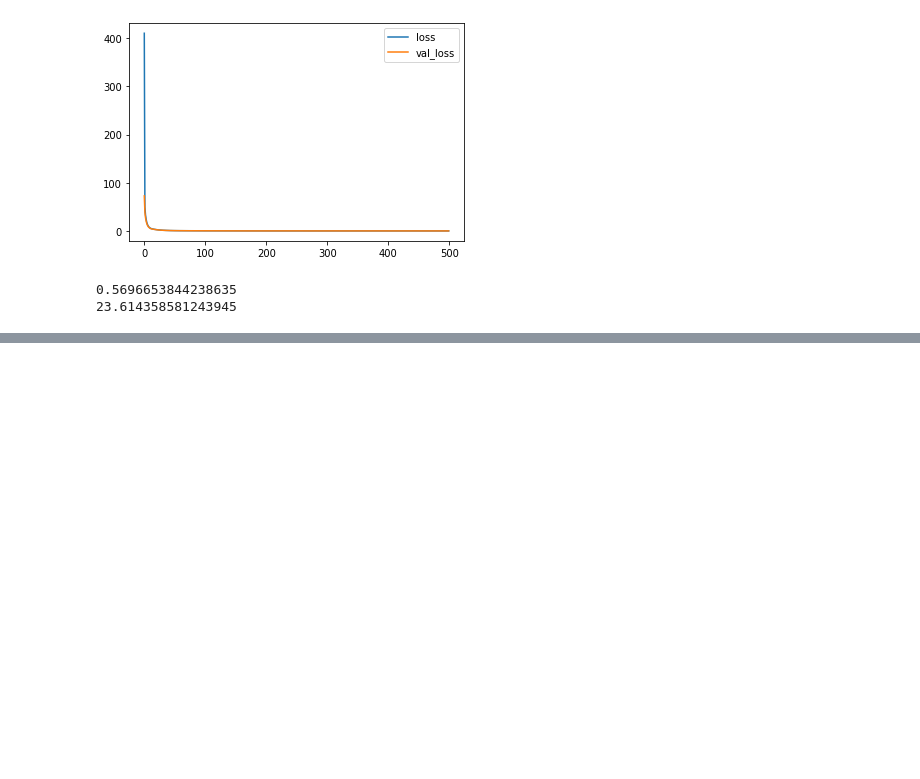
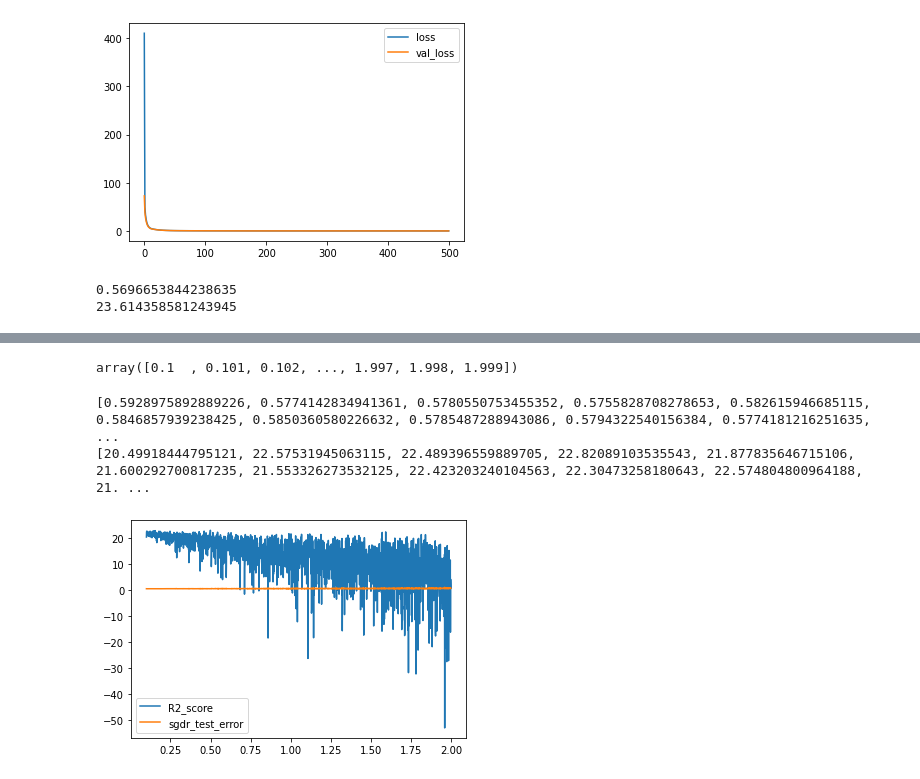
Before and after one commit to sarkar2527/DSAP, a Jupyter notebook: Analytics_vidhya.ipynb, the cells around one changed output, grey strips where cells are left out. Saved outputs shown, nothing was run; the diff lists cells and outputs as text; code cells hidden in the pictures; blank space fills up the shorter version.

```diff
--- a/Analytics_vidhya.ipynb
+++ b/Analytics_vidhya.ipynb
@@ -308,0 +346,5 @@ print(RF_r2)
+# %%
+from xgboost import XGBRegressor
+XGB = XGBRegressor()
+XGB.fit(x_train,y_train)
+y_pred_xgb= XGB.predict(x_test)
@@ -353,3 +405,8 @@ print(r2_ann)
 # %% [output]
 0.5696653844238635
 23.614358581243945
+# %%
+from sklearn.linear_model import SGDRegressor
+sgdr = SGDRegressor()
+sgdr.fit(x_train,y_train)
+y_pred_sgdr = sgdr.predict(x_test)
@@ -355,0 +423,28 @@ print(r2_ann)
+# %%
+setting = np.arange(0.1,2,0.001)
+sgdr_test_error = []
+sgdr_r2_score =[]
+# %%
+setting
+# %% [output]
+array([0.1  , 0.101, 0.102, ..., 1.997, 1.998, 1.999])
+# %%
+for i in setting:
+    sgd = SGDRegressor(eta0=i, max_iter =1000 )
+    sgd.fit(x_train,y_train)
+    y_pred_sgd = sgd.predict(x_test)
+    sgdr_test_error.append(mean_squared_error(y_test,y_pred_sgd))
+    sgdr_r2_score.append(r2_score(y_test,y_pred_sgd)*100)
+# %%
+print(sgdr_test_error)
+print(sgdr_r2_score)
+# %% [output]
+[0.5928975892889226, 0.5774142834941361, 0.5780550753455352, 0.5755828708278653, 0.582615946685115, 0.5846857939238425, 0.5850360580226632, 0.5785487288943086, 0.5794322540156384, 0.5774181216251635,  ...
+[20.49918444795121, 22.57531945063115, 22.489396559889705, 22.82089103535543, 21.877835646715106, 21.600292700817235, 21.553326273532125, 22.423203240104563, 22.30473258180643, 22.574804800964188, 21. ...
+# %%
+plt.plot(setting,sgdr_r2_score, label = "R2_score")
+plt.plot(setting,sgdr_test_error, label = "sgdr_test_error")
+plt.legend()
+plt.show()
+# %% [output]
+[figure, added]
```
Also changed, not shown: parts of 18 cells of this notebook.
